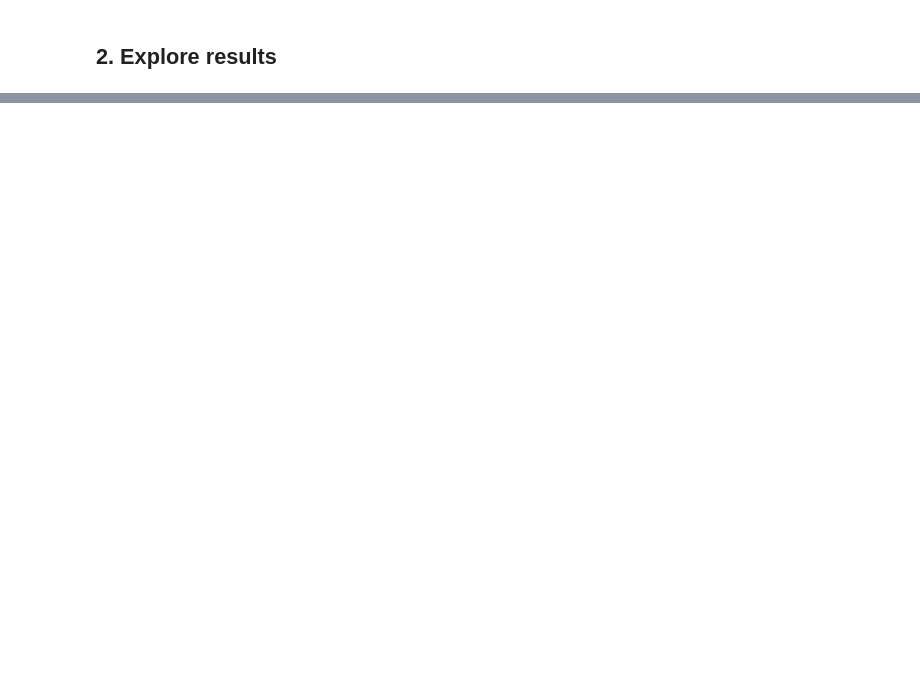
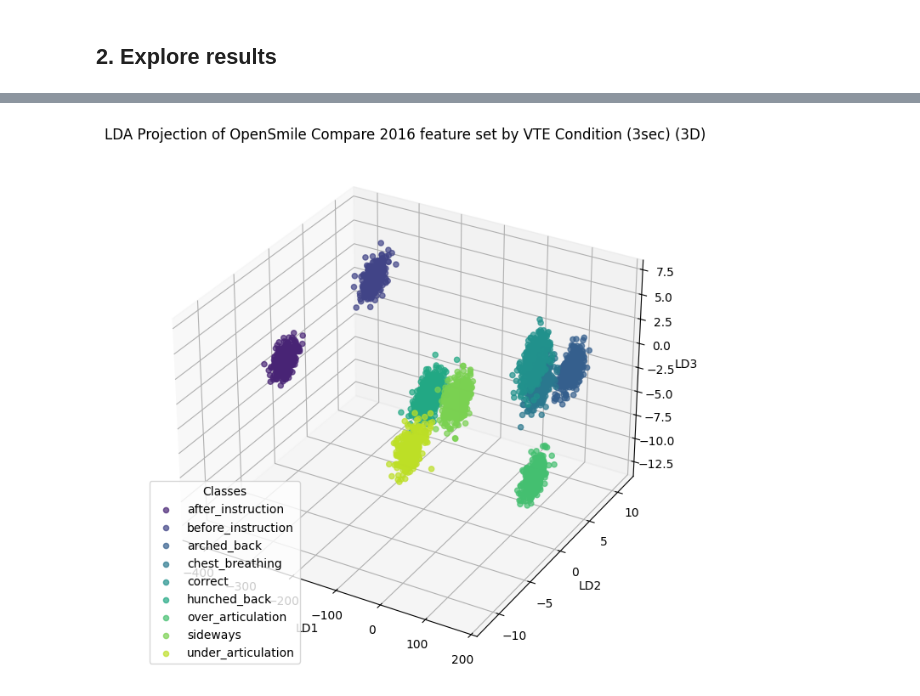
Before and after one commit to suvimh/audio_embeddings_and_feature_extraction_from_audio_dataset, a Jupyter notebook: singBAP_data_extraction/singBAP feature extraction.ipynb, the cells around one changed output, grey strips where cells are left out. Cells and saved outputs as stored; diff of their text form; code cells hidden in the pictures; blank space fills up the shorter version.

Commit message:
instepcting singBAP data

```diff
--- a/singBAP_data_extraction/singBAP feature extraction.ipynb
+++ b/singBAP_data_extraction/singBAP feature extraction.ipynb
@@ -122,30 +138,9 @@ for f in output_files:
 # %%
 df_opensmile = load_parquet(
-    os.path.join(output_dir, "vocalset_dataset_opensmile-compare-2016_3.0s.parquet")
+    os.path.join(output_dir, "singBAP_dataset_opensmile-compare-2016_3.0s.parquet")
 )
 
 print(f"Data shape: {df_opensmile.shape}")
 print(f"Columns: {list(df_opensmile.columns)}")
 print(f"\nFirst few rows:")
 df_opensmile.head()
-
-prepare_and_plot_lda(
-    df_opensmile,
-    class_col="condition",
-    mode="3d",
-    data_type="OpenSmile Compare 2016 feature set by VTE Condition",
-    filters={
-        "condition": [
-            "arched_back",
-            "hunched_back",
-            "sideways",
-            "correct",
-            "over_articulation",
-            "under_articulation",
-            "chest_breathing",
-            # inexperienced conditions
-            "before_instruction",
-            "after_instruction",
-        ]
-    },
-)
@@ -151,0 +158,23 @@ prepare_and_plot_lda(
+# %%
+prepare_and_plot_lda(
+    df_opensmile,
+    class_col="condition",
+    mode="3d",
+    data_type="OpenSmile Compare 2016 feature set by VTE Condition (3sec)",
+    filters={
+        "condition": [
+            "arched_back",
+            "hunched_back",
+            "sideways",
+            "correct",
+            "over_articulation",
+            "under_articulation",
+            "chest_breathing",
+            # inexperienced conditions
+            "before_instruction",
+            "after_instruction",
+        ]
+    },
+)
+# %% [output]
+[figure, added]
```
Also changed, not shown: parts of 21 cells of this notebook.
